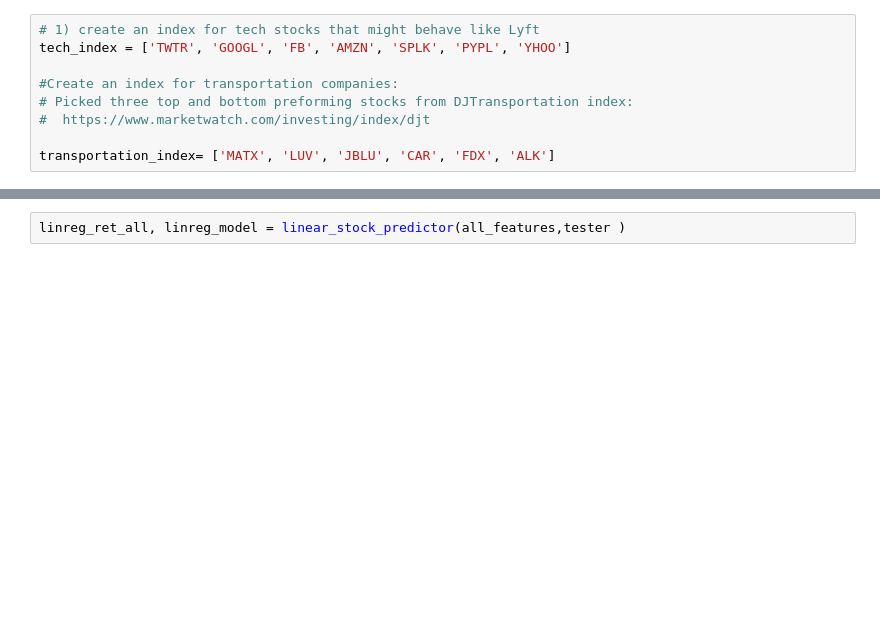
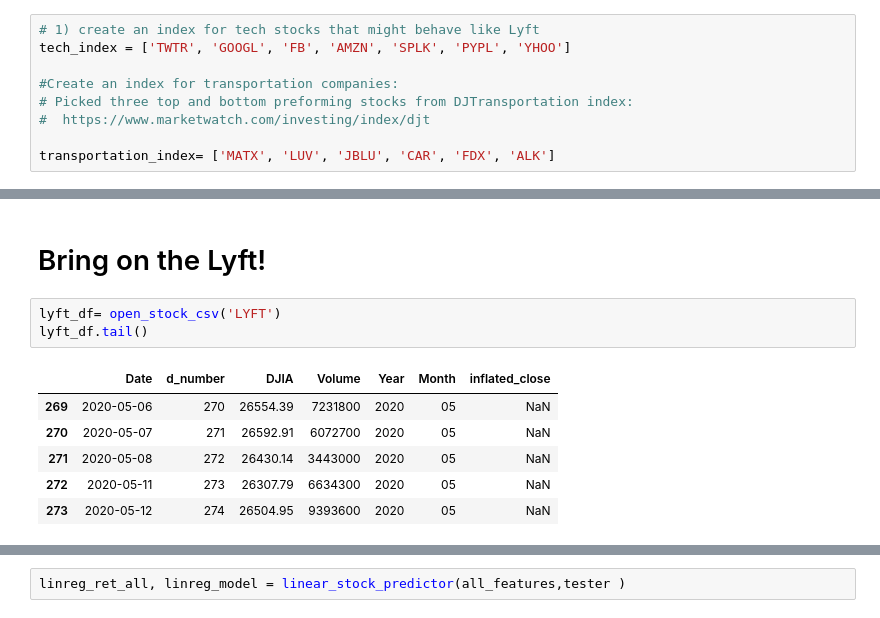
Before and after one commit to capt-alien/Lyft_stock_project, a Jupyter notebook: Lyft_project.ipynb, the cells around one changed output, grey strips where cells are left out. Saved outputs shown, nothing was run; the diff lists cells and outputs as text; blank space fills up the shorter version.

```diff
--- a/Lyft_project.ipynb
+++ b/Lyft_project.ipynb
@@ -385,0 +419,12 @@ print(tech_index_params['accuracy'])
+# %% [markdown]
+# Bring on the Lyft!
+# %%
+lyft_df= open_stock_csv('LYFT')
+lyft_df.tail()
+# %% [output]
+|  | Date | d_number | DJIA | Volume | Year | Month | inflated_close |
+| 269 | 2020-05-06 | 270 | 26554.39 | 7231800 | 2020 | 05 | NaN |
+| 270 | 2020-05-07 | 271 | 26592.91 | 6072700 | 2020 | 05 | NaN |
+| 271 | 2020-05-08 | 272 | 26430.14 | 3443000 | 2020 | 05 | NaN |
+| 272 | 2020-05-11 | 273 | 26307.79 | 6634300 | 2020 | 05 | NaN |
+| 273 | 2020-05-12 | 274 | 26504.95 | 9393600 | 2020 | 05 | NaN |
```
Also changed, not shown: parts of 22 cells of this notebook.
